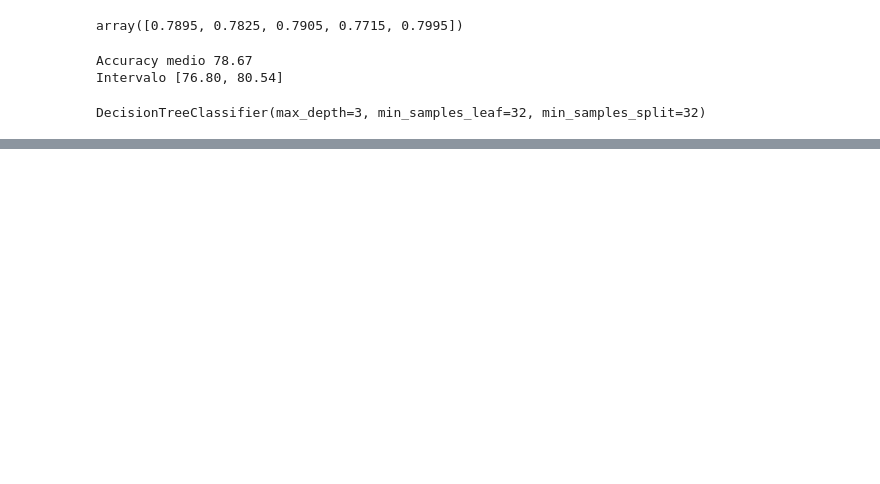
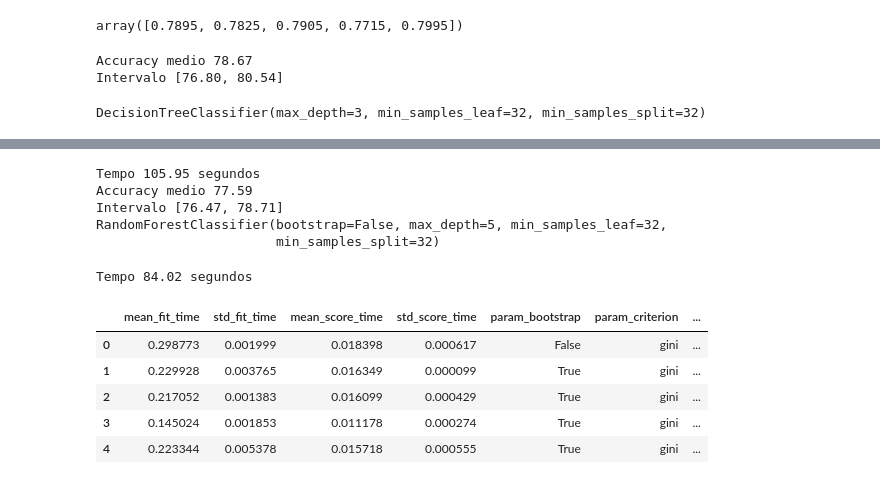
Before and after one commit to CleristonLima/Python, a Jupyter notebook: Introdução_a_machine_learning_otimização.ipynb, the cells around one changed output, grey strips where cells are left out. Drawn from its saved outputs; the diff is of its cells as text; code cells hidden in the pictures; blank space fills up the shorter version.

```diff
--- a/Introdução_a_machine_learning_otimização.ipynb
+++ b/Introdução_a_machine_learning_otimização.ipynb
@@ -674,0 +967,56 @@ graph
+# %%
+from sklearn.model_selection import cross_val_score
+
+tic = time.time()
+scores = cross_val_score(busca, x_azar, y_azar, cv = KFold(n_splits=5, shuffle=True))
+tac = time.time()
+tempo_passado = tac - tic
+
+print("Tempo %.2f segundos" % tempo_passado)
+imprime_scores(scores)
+melhor = busca.best_estimator_
+print(melhor)
+# %% [output]
+Tempo 105.95 segundos
+Accuracy medio 77.59
+Intervalo [76.47, 78.71]
+RandomForestClassifier(bootstrap=False, max_depth=5, min_samples_leaf=32,
+                       min_samples_split=32)
+# %%
+# Irá trazer a floresta de classificacao ou seja arvores diferentes
+
+from sklearn.ensemble import RandomForestClassifier
+import time
+
+SEED=301
+np.random.seed(SEED)
+
+espaco_de_parametros = {
+    "n_estimators" : randint(10, 100),
+    "max_depth" : randint(3, 6),
+    "min_samples_split" : randint(32, 129),
+    "min_samples_leaf" : randint(32, 129),
+    "bootstrap" : [True, False],
+    "criterion" : ["gini", "entropy"]
+}
+
+tic = time.time()
+busca = RandomizedSearchCV(RandomForestClassifier(),
+                     espaco_de_parametros,
+                     n_iter = 80,
+                     cv = KFold(n_splits = 5, shuffle=True))
+busca.fit(x_azar, y_azar)
+tac = time.time()
+tempo_que_passou = tac - tic
+print("Tempo %.2f segundos" % tempo_que_passou)
+
+resultados = pd.DataFrame(busca.cv_results_)
+resultados.head()
+# %% [output]
+Tempo 84.02 segundos
+|  | mean_fit_time | std_fit_time | mean_score_time | std_score_time | param_bootstrap | param_criterion | ... |
+| 0 | 0.298773 | 0.001999 | 0.018398 | 0.000617 | False | gini | ... |
+| 1 | 0.229928 | 0.003765 | 0.016349 | 0.000099 | True | gini | ... |
+| 2 | 0.217052 | 0.001383 | 0.016099 | 0.000429 | True | gini | ... |
+| 3 | 0.145024 | 0.001853 | 0.011178 | 0.000274 | True | gini | ... |
+| 4 | 0.223344 | 0.005378 | 0.015718 | 0.000555 | True | gini | ... |
```
Also changed, not shown: parts of 33 cells of this notebook.
